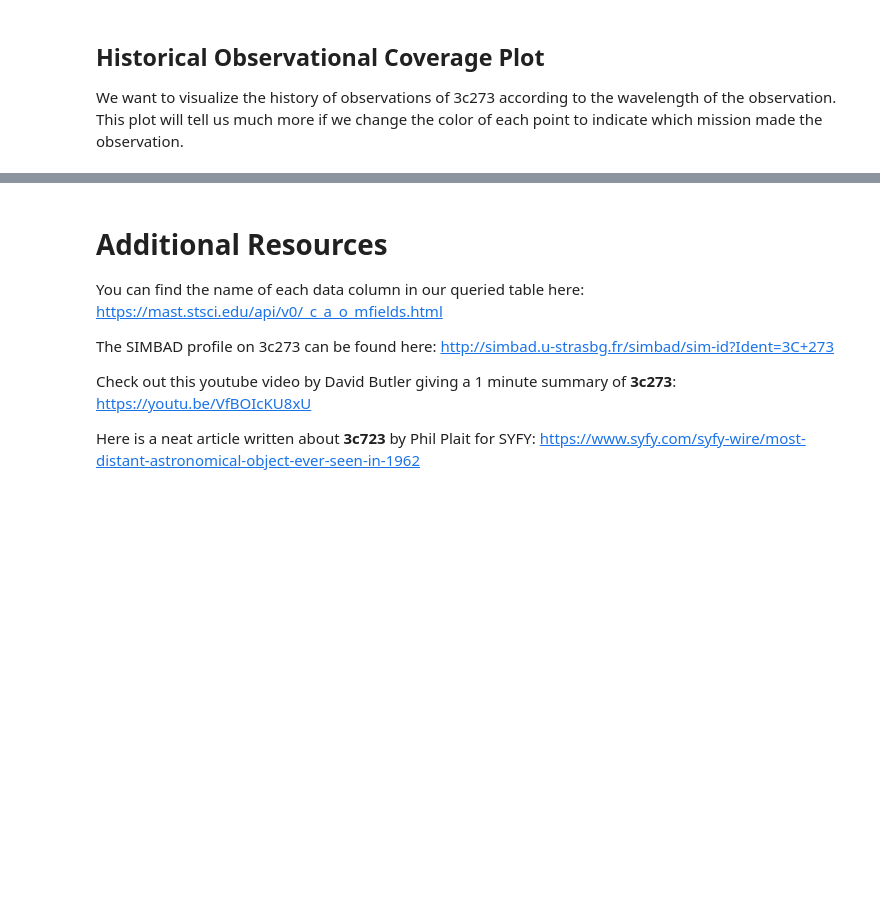
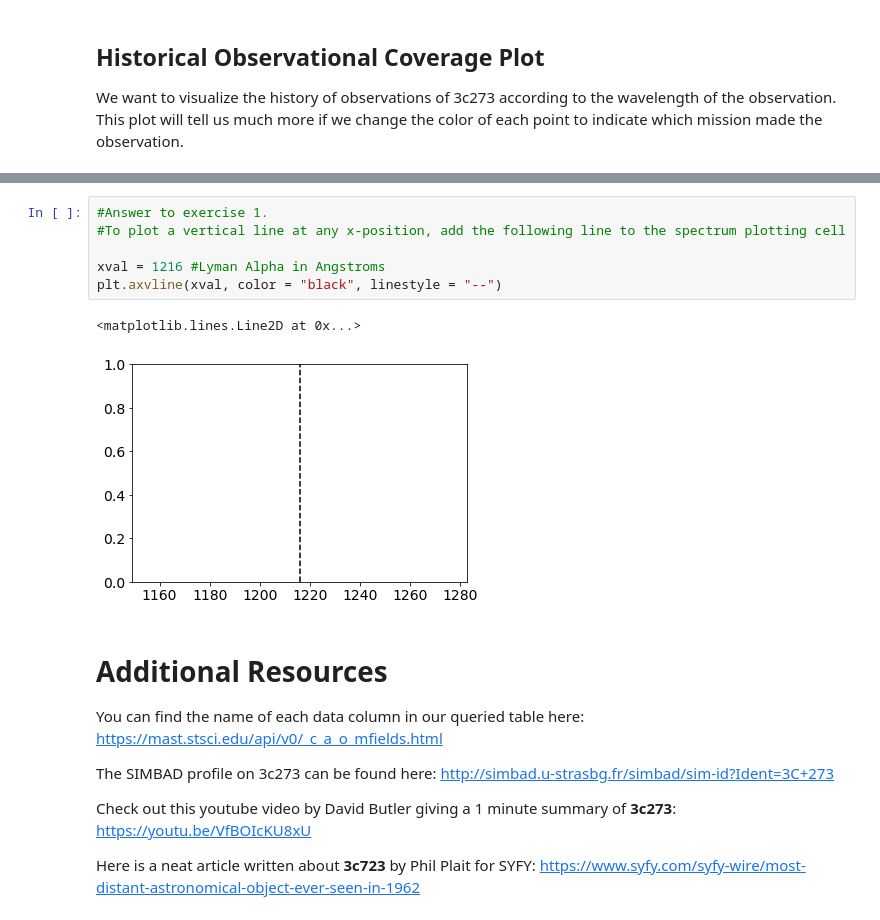
Before and after one commit to ScienceBetter/notebooks-stsci, a Jupyter notebook: notebooks/MAST/plotting_quasar_observations/plotting_quasar_observations.ipynb, the cells around one changed output, grey strips where cells are left out. Cells and saved outputs as stored; diff of their text form; blank space fills up the shorter version.

```diff
--- a/notebooks/MAST/plotting_quasar_observations/plotting_quasar_observations.ipynb
+++ b/notebooks/MAST/plotting_quasar_observations/plotting_quasar_observations.ipynb
@@ -178,3 +351,12 @@ INFO: Found cached file /Users/emmalieb/Documents/GitHub/notebooks-stsci/noteboo
+# %%
+#Answer to exercise 1.
+#To plot a vertical line at any x-position, add the following line to the spectrum plotting cell
+
+xval = 1216 #Lyman Alpha in Angstroms
+plt.axvline(xval, color = "black", linestyle = "--")
+# %% [output]
+<matplotlib.lines.Line2D at 0x...>
+[figure, added]
 # %% [markdown]
 # Additional Resources
 
```
Also changed, not shown: parts of 20 cells of this notebook, 10 other files.
